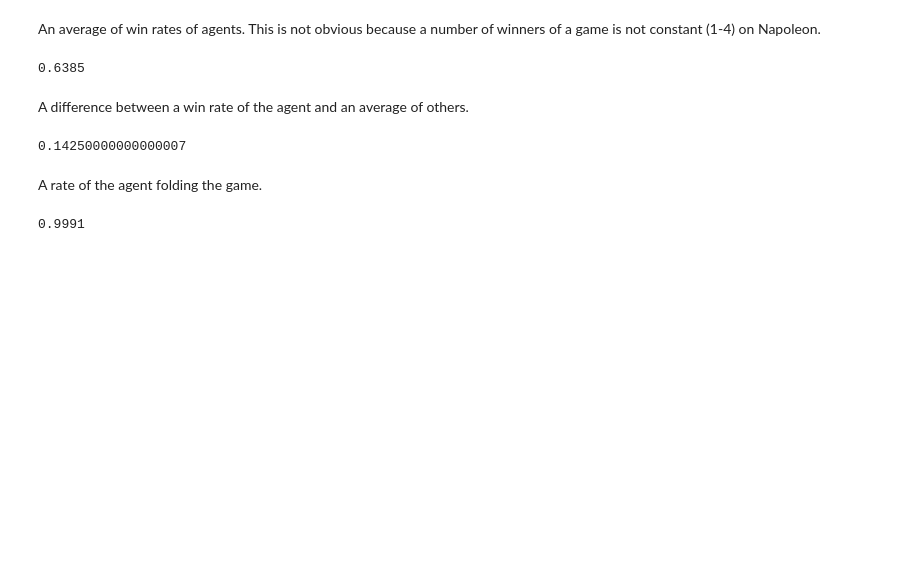
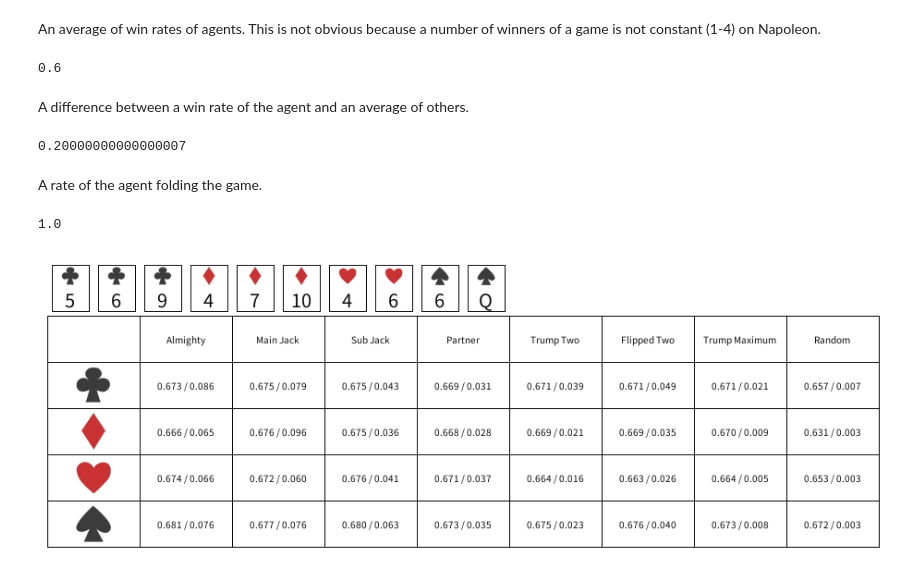
Before and after one commit to caphosra/brumaire, a Jupyter notebook: evaluation.ipynb, the cells around one changed output. Saved outputs shown, nothing was run; the diff lists cells and outputs as text; code cells hidden in the pictures; blank space fills up the shorter version.

```diff
--- a/evaluation.ipynb
+++ b/evaluation.ipynb
@@ -10,17 +13,17 @@ from brumaire.session import Game
 # %% [markdown]
 ## Hyperparameters
 # %%
-EVAL_BOARD_NUM = 10000
+EVAL_BOARD_NUM = 10
 
-DECL_L1_NODE = 4000
-DECL_L2_NODE = 2000
-DECL_L3_NODE = 1000
+DECL_L1_NODE = 1600
+DECL_L2_NODE = 800
+DECL_L3_NODE = 400
 
-TRICK_L1_NODE = 4000
-TRICK_L2_NODE = 2000
-TRICK_L3_NODE = 1000
+TRICK_L1_NODE = 1600
+TRICK_L2_NODE = 800
+TRICK_L3_NODE = 400
 
-SAVED_DIR = "./runs/trial-2024-02-28T16-56-32.878832/"
+SAVED_DIR = "./runs/trial-2024-04-01T15-22-29.981839/"
 # %%
 h_params = BrumaireHParams()
 h_params.decl_l1_node = DECL_L1_NODE
@@ -45,13 +48,7 @@ agent = BrumaireAgent(controller)
 Choose opponent agents.
 # %%
 opponent_agent = RandomAgent()
-AGENTS = [
-    agent,
-    opponent_agent,
-    opponent_agent,
-    opponent_agent,
-    opponent_agent
-]
+AGENTS = [agent, opponent_agent, opponent_agent, opponent_agent, opponent_agent]
 # %% [markdown]
 ## Evaluation
 # %%
@@ -80,16 +77,21 @@ An average of win rates of agents. This is not obvious because a number of winne
 total_win_rate = game.recorder.total_win_rate()
 total_win_rate
 # %% [output]
-0.6385
+0.6
 # %% [markdown]
 A difference between a win rate of the agent and an average of others.
 # %%
 win_rate - total_win_rate
 # %% [output]
-0.14250000000000007
+0.20000000000000007
 # %% [markdown]
 A rate of the agent folding the game.
 # %%
 game.recorder.fold_rate(0)
 # %% [output]
-0.9991
+1.0
+# %%
+board = BoardData.from_vector(game.recorder.first_boards[0])
+DeclEvalTableComponent(0, board, 0, controller).render()
+# %% [output]
+[figure, added]
```
Also changed, not shown: parts of 4 cells of this notebook, 2 other files.
